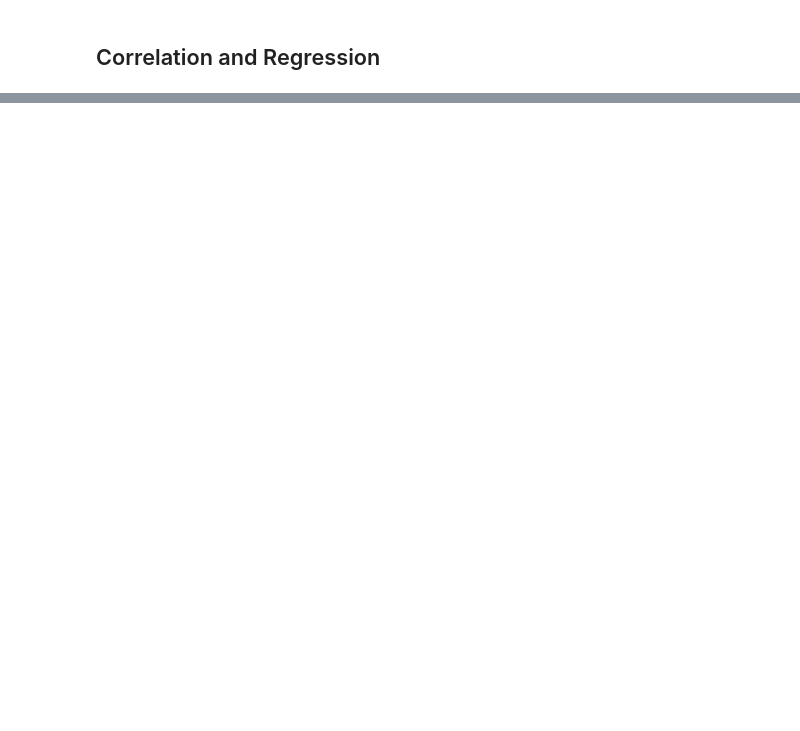
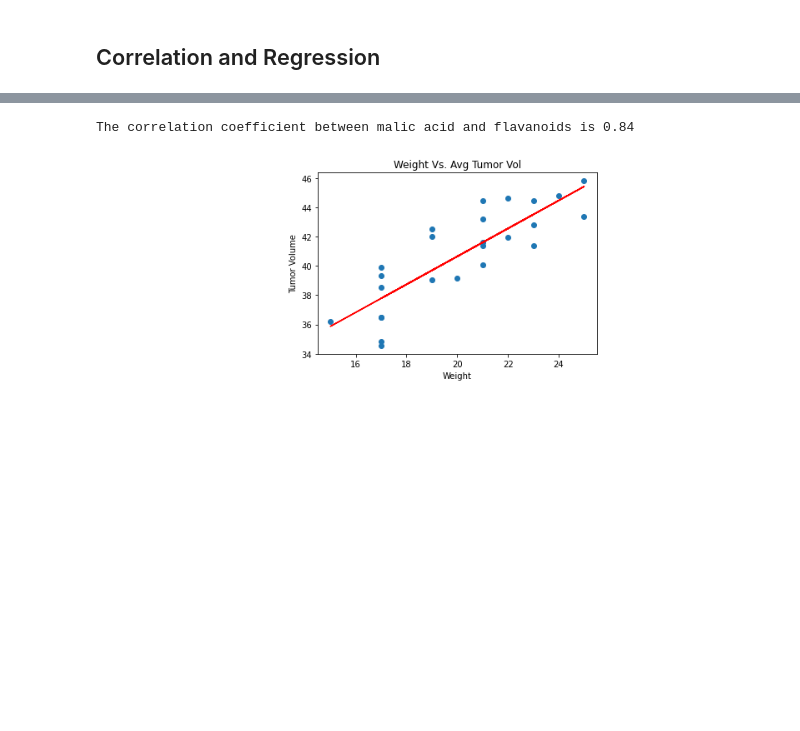
Before and after one commit to Jackelyneg/Matplotlib-challenge, a Jupyter notebook: Pymaceuticals_Output_new.ipynb, the cells around one changed output, grey strips where cells are left out. Drawn from its saved outputs; the diff is of its cells as text; code cells hidden in the pictures; blank space fills up the shorter version.

```diff
--- a/Pymaceuticals_Output.ipynb
+++ b/Pymaceuticals_Output_new.ipynb
@@ -277,0 +207,17 @@ The correlation between mouse weight and the average tumor volume is 0.84
+# %%
+x_values = mouse_capo["Weight (g)"]
+y_values =mouse_capo["Tumor Volume (mm3)"]
+(slope, intercept, rvalue, pvalue, stderr) = linregress(x_values, y_values)
+regress_values = x_values * slope + intercept
+line_eq = "y =" + str(round(slope,2)) + "x + " + str(round(intercept,2))
+plt.scatter(x_values, y_values)
+plt.plot(x_values,regress_values,"r-")
+plt.annotate(line_eq,(6,10),fontsize=10,color="red")
+plt.xlabel("Weight")
+plt.ylabel("Tumor Volume")
+plt.title("Weight Vs. Avg Tumor Vol")
+print(f"The correlation coefficient between malic acid and flavanoids is {round(st.pearsonr(x_values,y_values)[0],2)}")
+plt.show()
+# %% [output]
+The correlation coefficient between malic acid and flavanoids is 0.84
+[figure, added]
```
Also changed, not shown: parts of 17 cells of this notebook.
